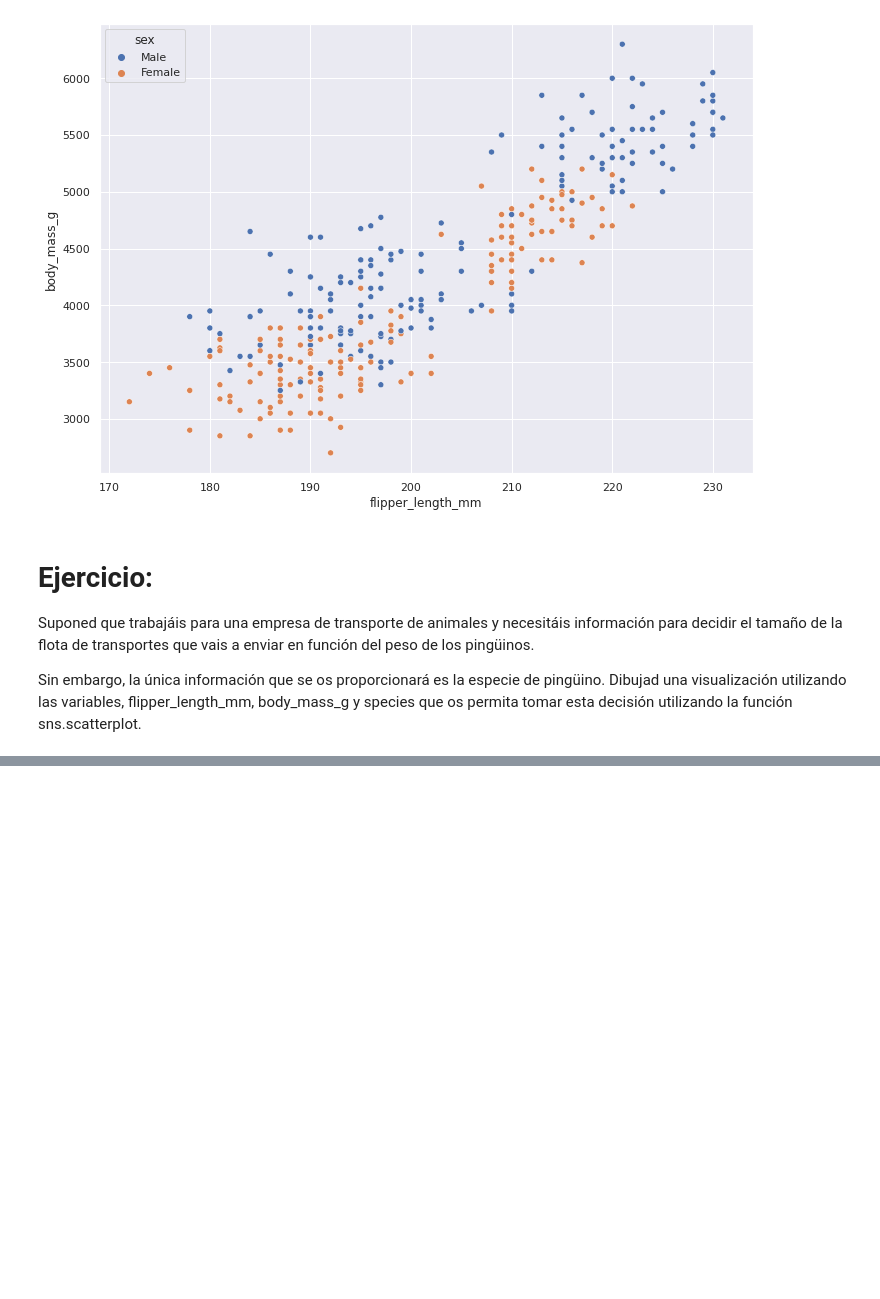
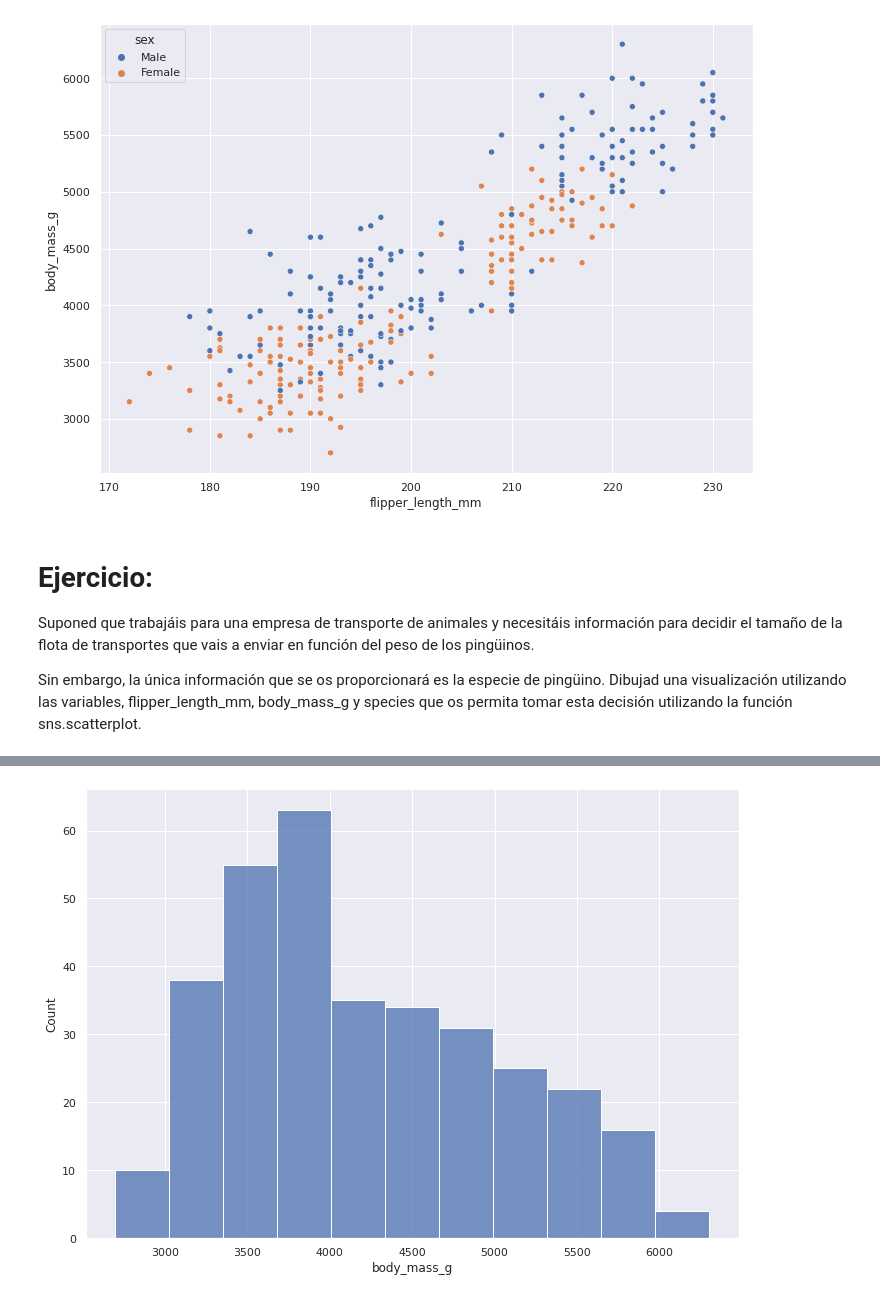
Before and after one commit to CuadraAlconero/IDAL_IA3_CuadraAlconero, a Jupyter notebook: Visualización.ipynb, the cells around one changed output, grey strips where cells are left out. Saved outputs shown, nothing was run; the diff lists cells and outputs as text; code cells hidden in the pictures; blank space fills up the shorter version.

```diff
--- a/Visualización.ipynb
+++ b/Visualización.ipynb
@@ -69,0 +107,7 @@ Sin embargo, la única información que se os proporcionará es la especie de pi
+# %%
+dataset = sns.load_dataset("penguins")
+dataset.dropna(inplace=True)
+# %%
+fig = sns.histplot(data=dataset, x="body_mass_g")
+# %% [output]
+[figure, added]
```
Also changed, not shown: parts of 13 cells of this notebook.
